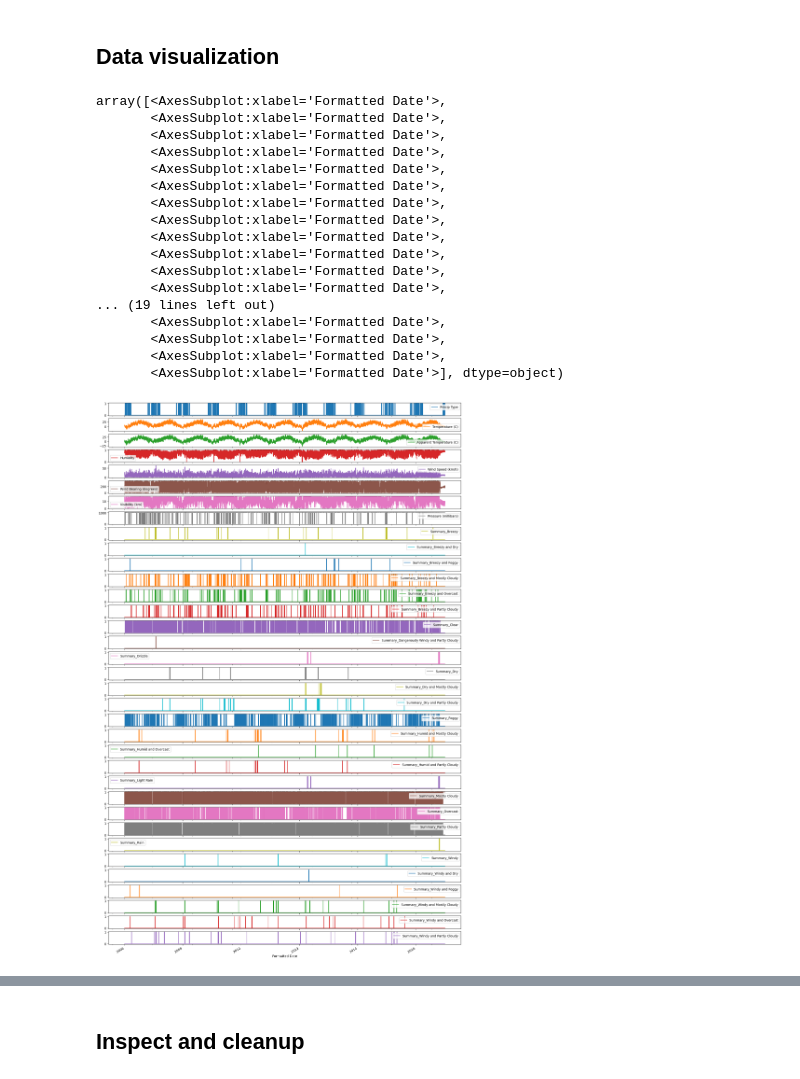
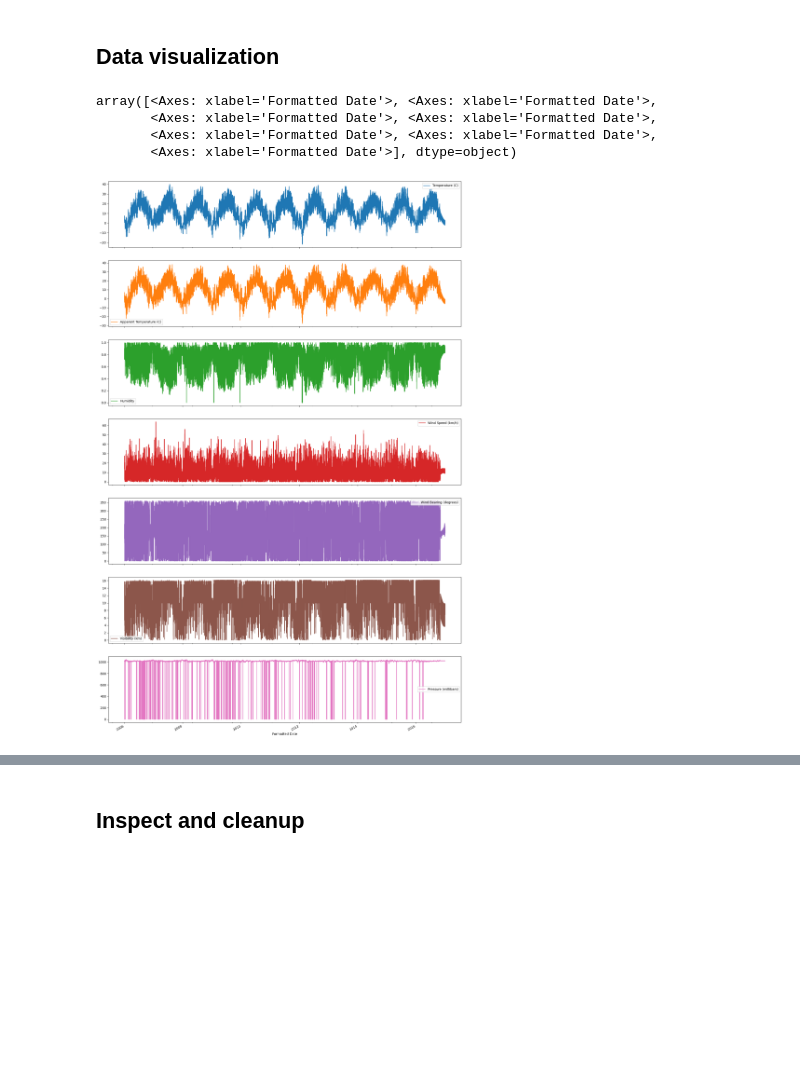
Before and after one commit to hoainamnv34/Weather_forecast, a Jupyter notebook: Data_Preprocessing.ipynb, the cells around one changed output, grey strips where cells are left out. Cells and saved outputs as stored; diff of their text form; code cells hidden in the pictures; blank space fills up the shorter version.

```diff
--- a/Data_Preprocessing.ipynb
+++ b/Data_Preprocessing.ipynb
@@ -282,29 +285,17 @@ df_weather.head(20)
 ## Data visualization
 # %%
 date_time = pd.to_datetime(df_weather['Formatted Date'], format='%Y-%m-%d %H:%M:%S.%f %z')
-plot_cols = df_weather.columns
+plot_cols = [ 'Temperature (C)', 'Apparent Temperature (C)', 'Humidity', 'Wind Speed (km/h)',
+       'Wind Bearing (degrees)', 'Visibility (km)', 'Pressure (millibars)' ]
 plot_features = df_weather[plot_cols]
 plot_features.index = date_time
-plot_features.plot( figsize=(20,35), subplots=True)
+plot_features.plot(figsize=(20,35), subplots=True)
 # %% [output]
-array([<AxesSubplot:xlabel='Formatted Date'>,
-       <AxesSubplot:xlabel='Formatted Date'>,
-       <AxesSubplot:xlabel='Formatted Date'>,
-       <AxesSubplot:xlabel='Formatted Date'>,
-       <AxesSubplot:xlabel='Formatted Date'>,
-       <AxesSubplot:xlabel='Formatted Date'>,
-       <AxesSubplot:xlabel='Formatted Date'>,
-       <AxesSubplot:xlabel='Formatted Date'>,
-       <AxesSubplot:xlabel='Formatted Date'>,
-       <AxesSubplot:xlabel='Formatted Date'>,
-       <AxesSubplot:xlabel='Formatted Date'>,
-       <AxesSubplot:xlabel='Formatted Date'>,
-... (19 lines left out)
-       <AxesSubplot:xlabel='Formatted Date'>,
-       <AxesSubplot:xlabel='Formatted Date'>,
-       <AxesSubplot:xlabel='Formatted Date'>,
-       <AxesSubplot:xlabel='Formatted Date'>], dtype=object)
+array([<Axes: xlabel='Formatted Date'>, <Axes: xlabel='Formatted Date'>,
+       <Axes: xlabel='Formatted Date'>, <Axes: xlabel='Formatted Date'>,
+       <Axes: xlabel='Formatted Date'>, <Axes: xlabel='Formatted Date'>,
+       <Axes: xlabel='Formatted Date'>], dtype=object)
-[figure, old version]
+[figure, new version]
 # %%
 df_weather
 # %% [output]
```
Also changed, not shown: parts of 24 cells of this notebook, 5 other files.
